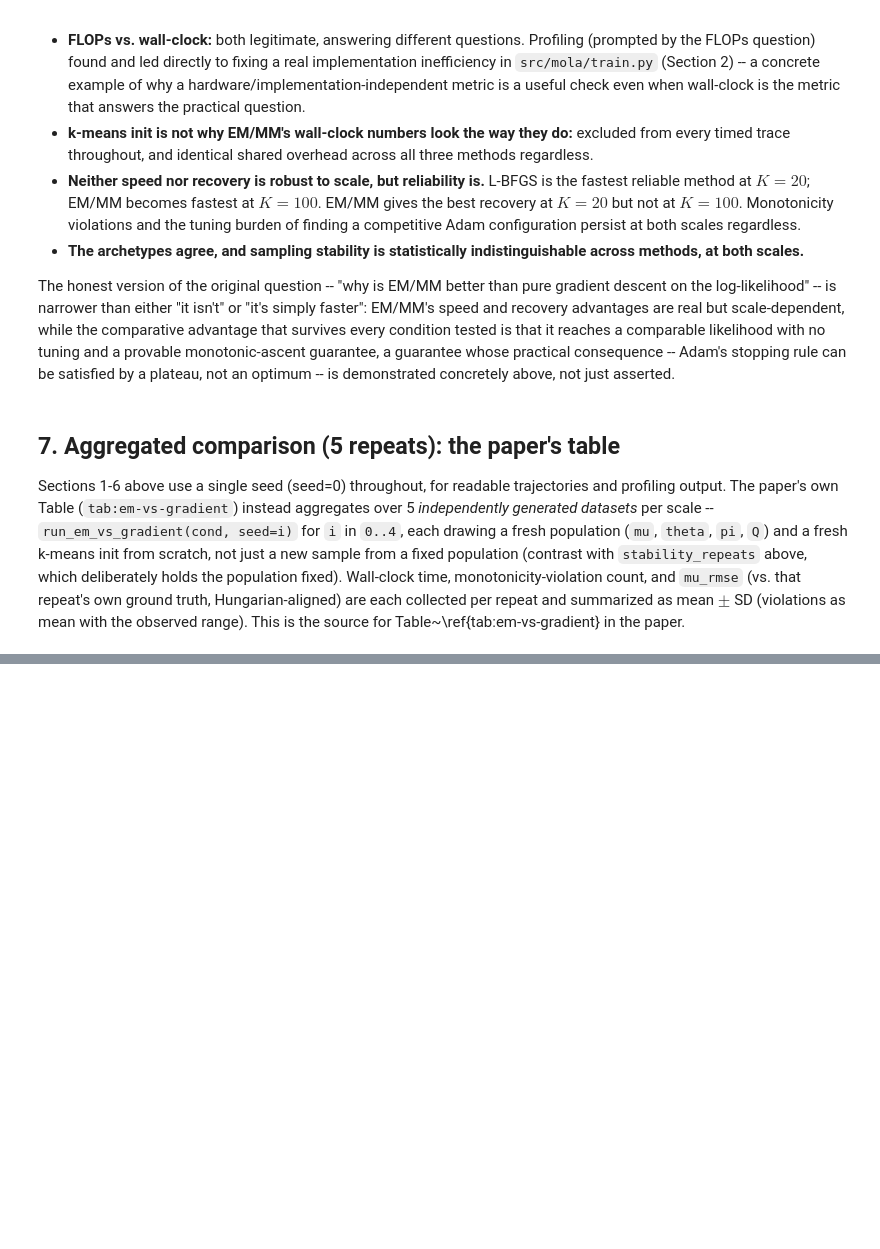
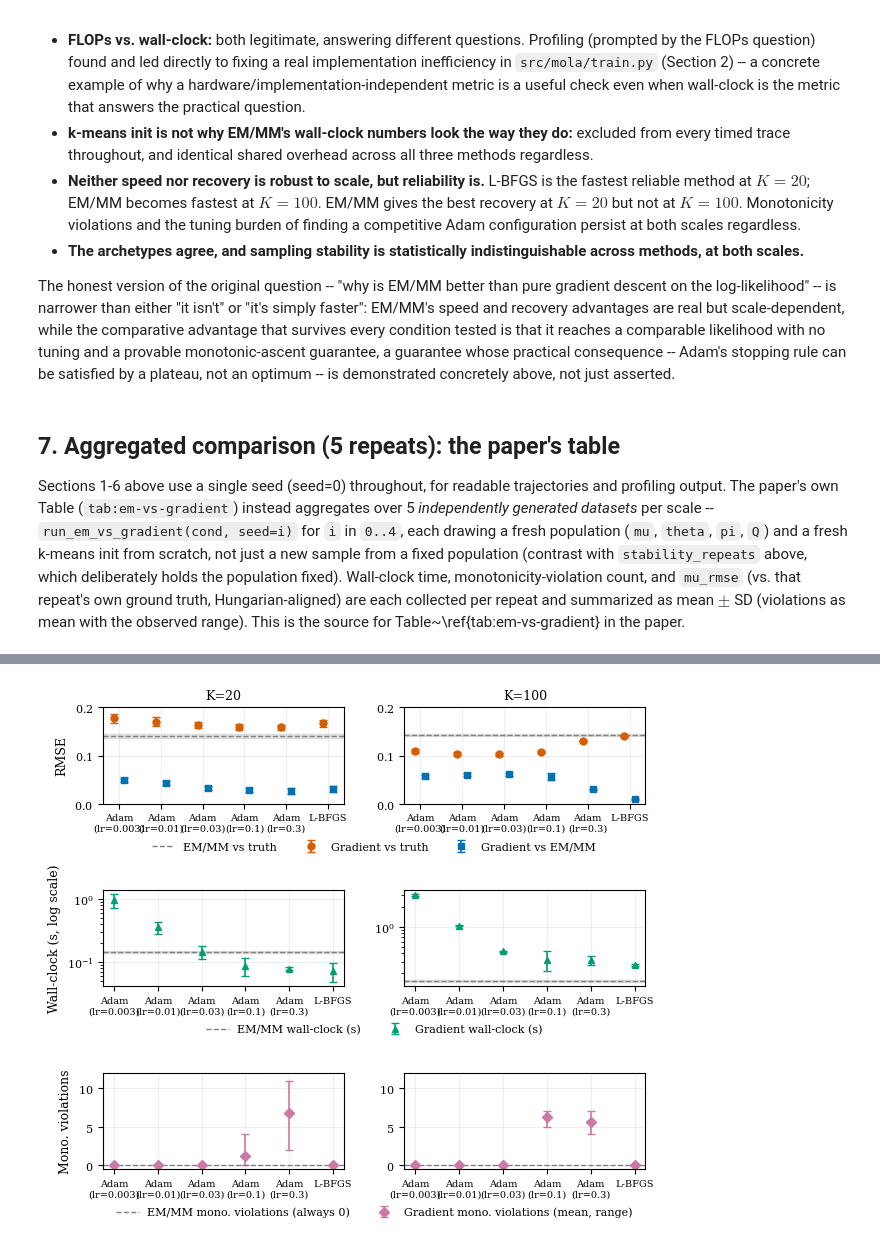
Before and after one commit to lentin26/mixture-of-latent-archetypes, a Jupyter notebook: notebooks/em-vs-gradient-descent.ipynb, the cells around one changed output, grey strips where cells are left out. Cells and saved outputs as stored; diff of their text form; code cells hidden in the pictures; blank space fills up the shorter version.

```diff
--- a/notebooks/em-vs-gradient-descent.ipynb
+++ b/notebooks/em-vs-gradient-descent.ipynb
@@ -569,0 +570,93 @@ L-BFGS             & $0.266 \pm 0.010$ & 0            & $0.140 \pm 0.001$ & $0.0
+# %%
+from src.style import figsize, publication_style
+from src.simulations.viz import _savefig
+
+METHOD_LABELS_SHORT = {
+    "adam_lr0.003": "Adam\n(lr=0.003)", "adam_lr0.01": "Adam\n(lr=0.01)",
+    "adam_lr0.03": "Adam\n(lr=0.03)", "adam_lr0.1": "Adam\n(lr=0.1)",
+    "adam_lr0.3": "Adam\n(lr=0.3)", "lbfgs": "L-BFGS",
+}
+GRADIENT_METHODS = ["adam_lr0.003", "adam_lr0.01", "adam_lr0.03",
+                    "adam_lr0.1", "adam_lr0.3", "lbfgs"]
+
+def panel_stats(agg):
+    x_labels = [METHOD_LABELS_SHORT[m] for m in GRADIENT_METHODS]
+    vs_truth = np.array([np.mean(agg[m]["mu_rmse"]) for m in GRADIENT_METHODS])
+    vs_truth_sd = np.array([np.std(agg[m]["mu_rmse"]) for m in GRADIENT_METHODS])
+    vs_em = np.array([np.mean(agg[m]["rmse_vs_em"]) for m in GRADIENT_METHODS])
+    vs_em_sd = np.array([np.std(agg[m]["rmse_vs_em"]) for m in GRADIENT_METHODS])
+    wc = np.array([np.mean(agg[m]["wall_clock"]) for m in GRADIENT_METHODS])
+    wc_sd = np.array([np.std(agg[m]["wall_clock"]) for m in GRADIENT_METHODS])
+    viol_mean = np.array([np.mean(agg[m]["violations"]) for m in GRADIENT_METHODS])
+    viol_lo = np.array([np.min(agg[m]["violations"]) for m in GRADIENT_METHODS])
+    viol_hi = np.array([np.max(agg[m]["violations"]) for m in GRADIENT_METHODS])
+    em_vs_truth = np.mean(agg["em_mm"]["mu_rmse"])
+    em_vs_truth_sd = np.std(agg["em_mm"]["mu_rmse"])
+    em_wc = np.mean(agg["em_mm"]["wall_clock"])
+    em_wc_sd = np.std(agg["em_mm"]["wall_clock"])
+    return dict(x_labels=x_labels, vs_truth=vs_truth, vs_truth_sd=vs_truth_sd,
+                vs_em=vs_em, vs_em_sd=vs_em_sd, wc=wc, wc_sd=wc_sd,
+                viol_mean=viol_mean, viol_lo=viol_lo, viol_hi=viol_hi,
+                em_vs_truth=em_vs_truth, em_vs_truth_sd=em_vs_truth_sd,
+                em_wc=em_wc, em_wc_sd=em_wc_sd)
+
+stats = {"K=20": panel_stats(agg_k20), "K=100": panel_stats(agg_k100)}
+
+with publication_style():
+    fig = plt.figure(figsize=figsize("acm-sigconf-text", aspect=0.95))
+    gs = fig.add_gridspec(6, 2, height_ratios=[1, 0.15, 1, 0.15, 1, 0.15], hspace=0.65, wspace=0.25)
+    axes_top = [fig.add_subplot(gs[0, c]) for c in range(2)]
+    leg_top_ax = fig.add_subplot(gs[1, :]); leg_top_ax.axis("off")
+    axes_mid = [fig.add_subplot(gs[2, c]) for c in range(2)]
+    leg_mid_ax = fig.add_subplot(gs[3, :]); leg_mid_ax.axis("off")
+    axes_bot = [fig.add_subplot(gs[4, c]) for c in range(2)]
+    leg_bot_ax = fig.add_subplot(gs[5, :]); leg_bot_ax.axis("off")
+    x = np.arange(len(GRADIENT_METHODS))
+
+    for col, label in enumerate(["K=20", "K=100"]):
+        d = stats[label]
+
+        ax = axes_top[col]
+        ax.errorbar(x - 0.12, d["vs_truth"], yerr=d["vs_truth_sd"], fmt="o",
+                    color="#D55E00", label="Gradient vs truth", capsize=3, markersize=5)
+        ax.errorbar(x + 0.12, d["vs_em"], yerr=d["vs_em_sd"], fmt="s",
+                    color="#0072B2", label="Gradient vs EM/MM", capsize=3, markersize=5)
+        ax.axhspan(d["em_vs_truth"] - d["em_vs_truth_sd"], d["em_vs_truth"] + d["em_vs_truth_sd"],
+                   color="gray", alpha=0.2, zorder=0)
+        ax.axhline(d["em_vs_truth"], color="gray", linestyle="--", linewidth=1, label="EM/MM vs truth")
+        ax.set_title(label)
+        ax.set_xticks(x); ax.set_xticklabels(d["x_labels"], fontsize=7)
+        ax.set_ylim(0, 0.2)
+
+        ax2 = axes_mid[col]
+        ax2.errorbar(x, d["wc"], yerr=d["wc_sd"], fmt="^", color="#009E73",
+                     capsize=3, markersize=5, label="Gradient wall-clock (s)")
+        ax2.axhspan(d["em_wc"] - d["em_wc_sd"], d["em_wc"] + d["em_wc_sd"], color="gray", alpha=0.2, zorder=0)
+        ax2.axhline(d["em_wc"], color="gray", linestyle="--", linewidth=1, label="EM/MM wall-clock (s)")
+        ax2.set_yscale("log")
+        ax2.set_xticks(x); ax2.set_xticklabels(d["x_labels"], fontsize=7)
+
+        ax3 = axes_bot[col]
+        lo = d["viol_mean"] - d["viol_lo"]
+        hi = d["viol_hi"] - d["viol_mean"]
+        ax3.errorbar(x, d["viol_mean"], yerr=[lo, hi], fmt="D", color="#CC79A7",
+                     capsize=3, markersize=5, label="Gradient mono. violations (mean, range)")
+        ax3.axhline(0, color="gray", linestyle="--", linewidth=1, label="EM/MM mono. violations (always 0)")
+        ax3.set_xticks(x); ax3.set_xticklabels(d["x_labels"], fontsize=7)
+        ax3.set_ylim(-0.5, 12)
+
+    axes_top[0].set_ylabel("RMSE")
+    axes_mid[0].set_ylabel("Wall-clock (s, log scale)")
+    axes_bot[0].set_ylabel("Mono. violations")
+
+    h1, l1 = axes_top[0].get_legend_handles_labels()
+    h2, l2 = axes_mid[0].get_legend_handles_labels()
+    h3, l3 = axes_bot[0].get_legend_handles_labels()
+    leg_top_ax.legend(h1, l1, loc="center", ncol=3, frameon=False)
+    leg_mid_ax.legend(h2, l2, loc="center", ncol=2, frameon=False)
+    leg_bot_ax.legend(h3, l3, loc="center", ncol=2, frameon=False)
+
+    _savefig(fig, "figures/em_vs_gradient_metrics.pdf")
+
+print("saved figures/em_vs_gradient_metrics.pdf")
+# %% [output]
@@ -569,0 +664 @@ L-BFGS             & $0.266 \pm 0.010$ & 0            & $0.140 \pm 0.001$ & $0.0
+[figure, added]
```
Also changed, not shown: parts of 3 cells of this notebook, 1 other file.
